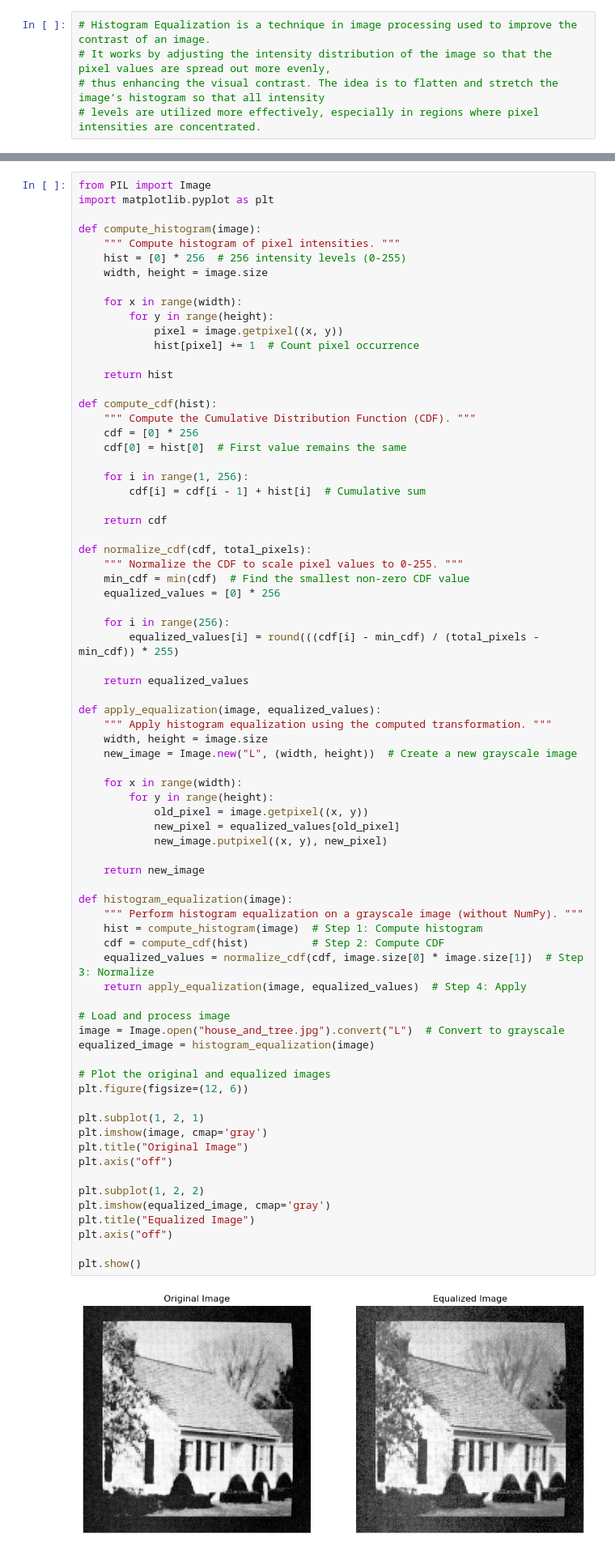
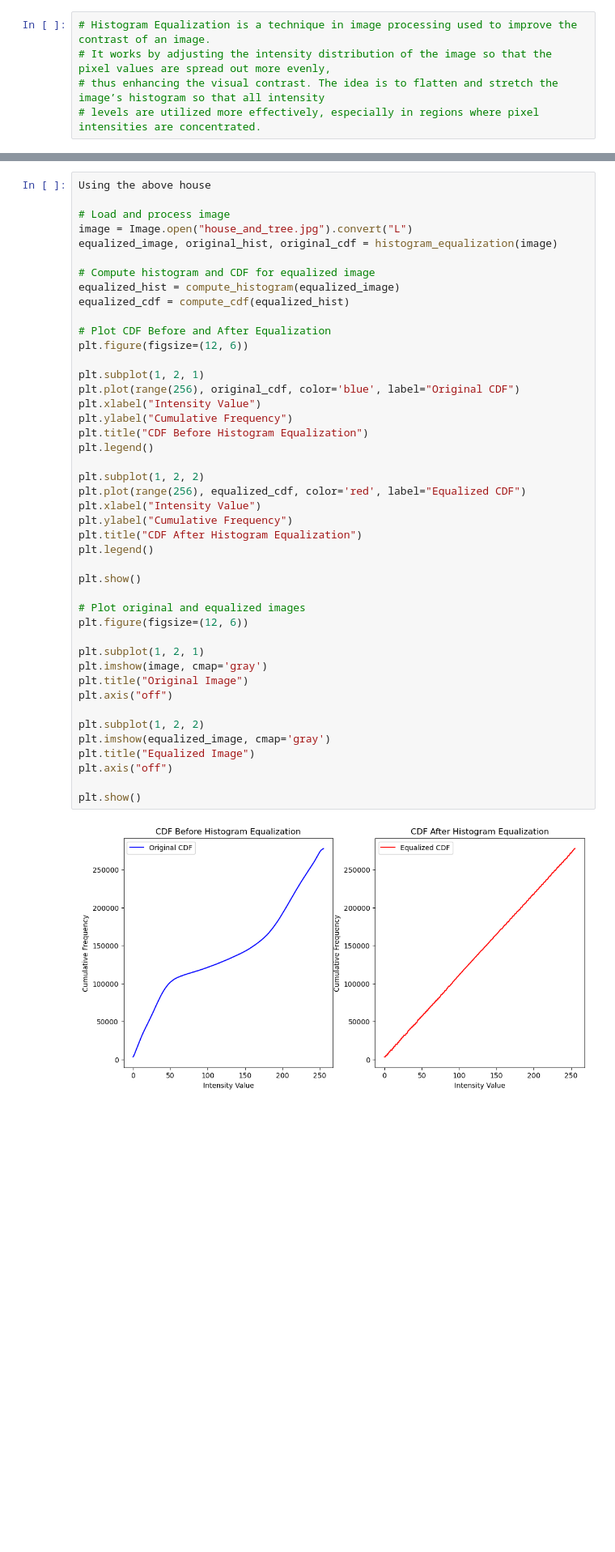
Before and after one commit to prajun7/ml_and_image_processing_101, a Jupyter notebook: ImageProcessing/histogram_equalization.ipynb, the cells around one changed output, grey strips where cells are left out. Shown at 81% size. Saved outputs shown, nothing was run; the diff lists cells and outputs as text; blank space fills up the shorter version.

Commit message:
histogram equilization

```diff
--- a/ImageProcessing/histogram_equalization.ipynb
+++ b/ImageProcessing/histogram_equalization.ipynb
@@ -49,76 +122,46 @@ plt.show()
 # %%
-from PIL import Image
-import matplotlib.pyplot as plt
-
-def compute_histogram(image):
-    """ Compute histogram of pixel intensities. """
-    hist = [0] * 256  # 256 intensity levels (0-255)
-    width, height = image.size
-
-    for x in range(width):
-        for y in range(height):
-            pixel = image.getpixel((x, y))
-            hist[pixel] += 1  # Count pixel occurrence
-
-    return hist
-
-def compute_cdf(hist):
-    """ Compute the Cumulative Distribution Function (CDF). """
-    cdf = [0] * 256
-    cdf[0] = hist[0]  # First value remains the same
-
-    for i in range(1, 256):
-        cdf[i] = cdf[i - 1] + hist[i]  # Cumulative sum
-
-    return cdf
-
-def normalize_cdf(cdf, total_pixels):
-    """ Normalize the CDF to scale pixel values to 0-255. """
-    min_cdf = min(cdf)  # Find the smallest non-zero CDF value
-    equalized_values = [0] * 256
-
-    for i in range(256):
-        equalized_values[i] = round(((cdf[i] - min_cdf) / (total_pixels - min_cdf)) * 255)
-
-    return equalized_values
-
-def apply_equalization(image, equalized_values):
-    """ Apply histogram equalization using the computed transformation. """
-    width, height = image.size
-    new_image = Image.new("L", (width, height))  # Create a new grayscale image
-
-    for x in range(width):
-        for y in range(height):
-            old_pixel = image.getpixel((x, y))
-            new_pixel = equalized_values[old_pixel]
-            new_image.putpixel((x, y), new_pixel)
-
-    return new_image
-
-def histogram_equalization(image):
-    """ Perform histogram equalization on a grayscale image (without NumPy). """
-    hist = compute_histogram(image)  # Step 1: Compute histogram
-    cdf = compute_cdf(hist)          # Step 2: Compute CDF
-    equalized_values = normalize_cdf(cdf, image.size[0] * image.size[1])  # Step 3: Normalize
-    return apply_equalization(image, equalized_values)  # Step 4: Apply
+Using the above house
 
 # Load and process image
-image = Image.open("house_and_tree.jpg").convert("L")  # Convert to grayscale
-equalized_image = histogram_equalization(image)
+image = Image.open("house_and_tree.jpg").convert("L")
+equalized_image, original_hist, original_cdf = histogram_equalization(image)
 
-# Plot the original and equalized images
+# Compute histogram and CDF for equalized image
+equalized_hist = compute_histogram(equalized_image)
+equalized_cdf = compute_cdf(equalized_hist)
+
+# Plot CDF Before and After Equalization
+plt.figure(figsize=(12, 6))
+
+plt.subplot(1, 2, 1)
+plt.plot(range(256), original_cdf, color='blue', label="Original CDF")
+plt.xlabel("Intensity Value")
+plt.ylabel("Cumulative Frequency")
+plt.title("CDF Before Histogram Equalization")
+plt.legend()
+
+plt.subplot(1, 2, 2)
+plt.plot(range(256), equalized_cdf, color='red', label="Equalized CDF")
+plt.xlabel("Intensity Value")
+plt.ylabel("Cumulative Frequency")
+plt.title("CDF After Histogram Equalization")
+plt.legend()
+
+plt.show()
+
+# Plot original and equalized images
 plt.figure(figsize=(12, 6))
 
 plt.subplot(1, 2, 1)
 plt.imshow(image, cmap='gray')
 plt.title("Original Image")
 plt.axis("off")
 
 plt.subplot(1, 2, 2)
 plt.imshow(equalized_image, cmap='gray')
 plt.title("Equalized Image")
 plt.axis("off")
 
 plt.show()
 # %% [output]
-[figure, old version]
+[figure, new version]
```
Also changed, not shown: parts of 4 cells of this notebook, 1 other file.
